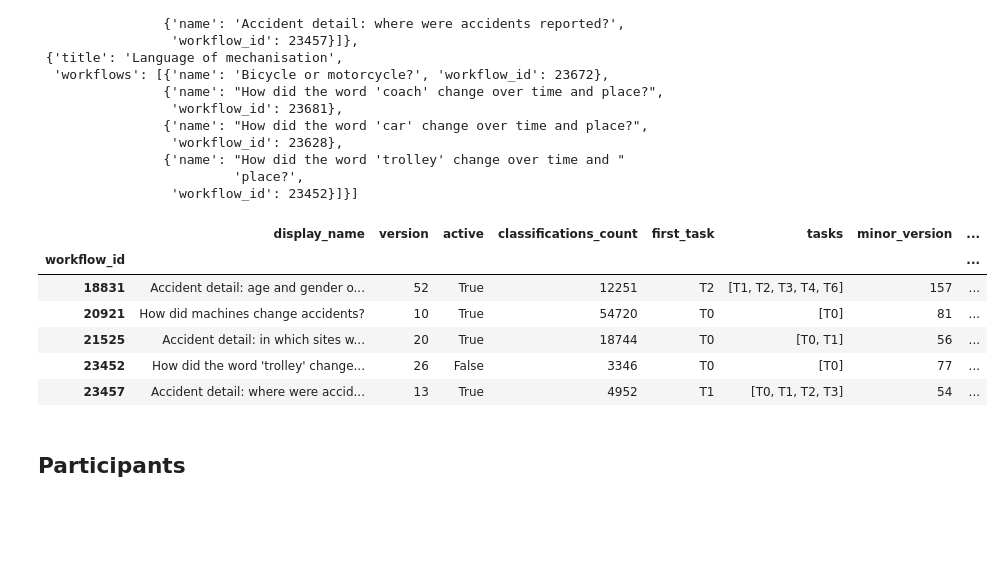
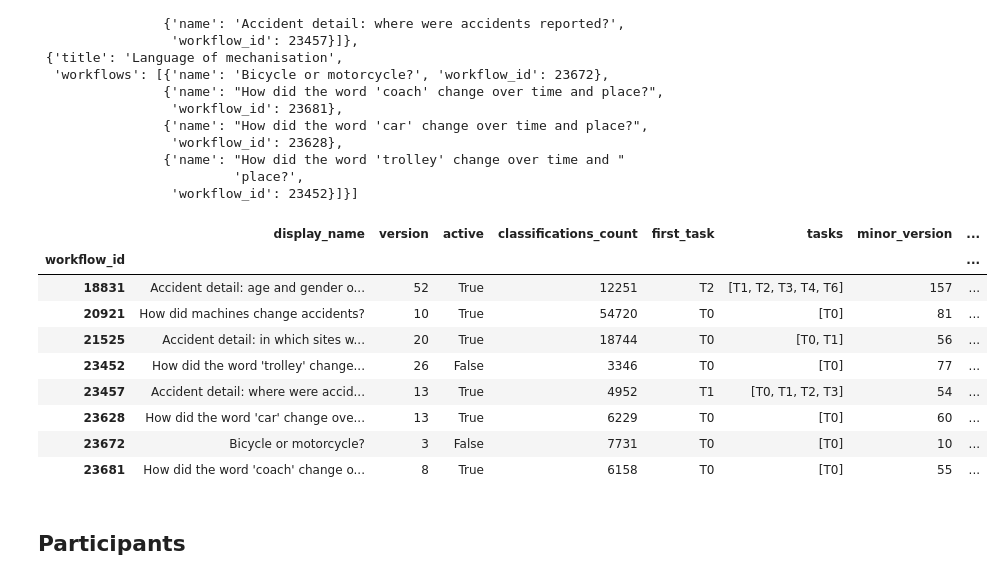
Before and after one commit to kingsdigitallab/lwm-davizct, a Jupyter notebook: notebooks/Export.ipynb, the cells around one changed output. Drawn from its saved outputs; the diff is of its cells as text; code cells hidden in the pictures; blank space fills up the shorter version.

```diff
--- a/notebooks/Export.ipynb
+++ b/notebooks/Export.ipynb
@@ -121,34 +122,37 @@ def parse_tasks(row):
 
 
 workflows_df = project.workflows
 workflows_df = workflows_df[~workflows_df.index.duplicated(keep="last")]
 workflows_df = workflows_df.drop(
     columns=[
         "pairwise",
         "grouped",
         "prioritized",
         "primary_language",
         "tutorial_subject_id",
         "retired_set_member_subjects_count",
         "retirement",
         "aggregation",
         "strings",
     ]
 )
 workflows_df = workflows_df[workflows_df.index.isin(projects_workflows)]
 workflows_df["start_date"] = workflows_df.index.map(lambda x: get_date(x, "start_date"))
 workflows_df["end_date"] = workflows_df.index.map(lambda x: get_date(x, "end_date"))
 workflows_df["tasks"] = workflows_df.apply(parse_tasks, axis=1)
 workflows_df.to_json(os.path.join(out_path, "workflows.json"), orient="index")
-workflows_df.head()
+workflows_df.head(10)
 # %% [output]
 |  | display_name | version | active | classifications_count | first_task | tasks | minor_version | ... |
 | workflow_id |  |  |  |  |  |  |  | ... |
 | 18831 | Accident detail: age and gender o... | 52 | True | 12251 | T2 | [T1, T2, T3, T4, T6] | 157 | ... |
 | 20921 | How did machines change accidents? | 10 | True | 54720 | T0 | [T0] | 81 | ... |
 | 21525 | Accident detail: in which sites w... | 20 | True | 18744 | T0 | [T0, T1] | 56 | ... |
 | 23452 | How did the word 'trolley' change... | 26 | False | 3346 | T0 | [T0] | 77 | ... |
 | 23457 | Accident detail: where were accid... | 13 | True | 4952 | T1 | [T0, T1, T2, T3] | 54 | ... |
+| 23628 | How did the word 'car' change ove... | 13 | True | 6229 | T0 | [T0] | 60 | ... |
+| 23672 | Bicycle or motorcycle? | 3 | False | 7731 | T0 | [T0] | 10 | ... |
+| 23681 | How did the word 'coach' change o... | 8 | True | 6158 | T0 | [T0] | 55 | ... |
 # %% [markdown]
 ## Participants
 # %%
```
Also changed, not shown: parts of 3 cells of this notebook.
